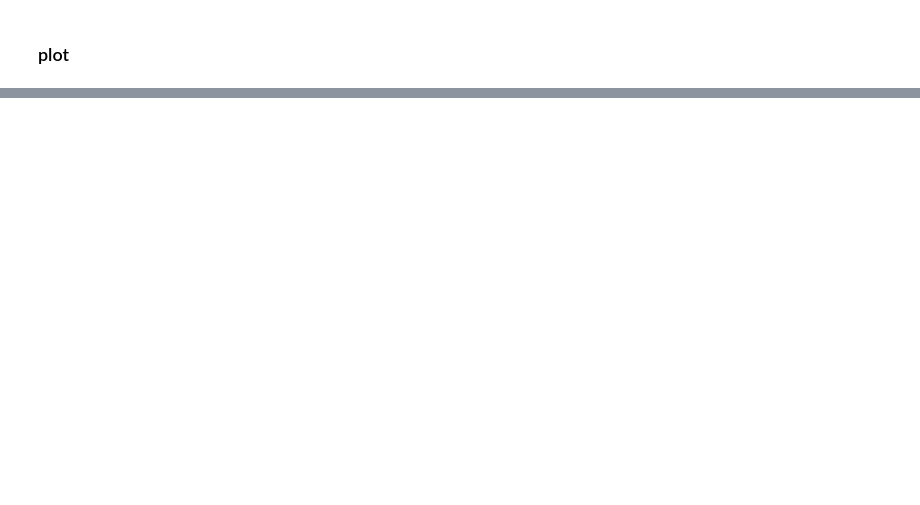
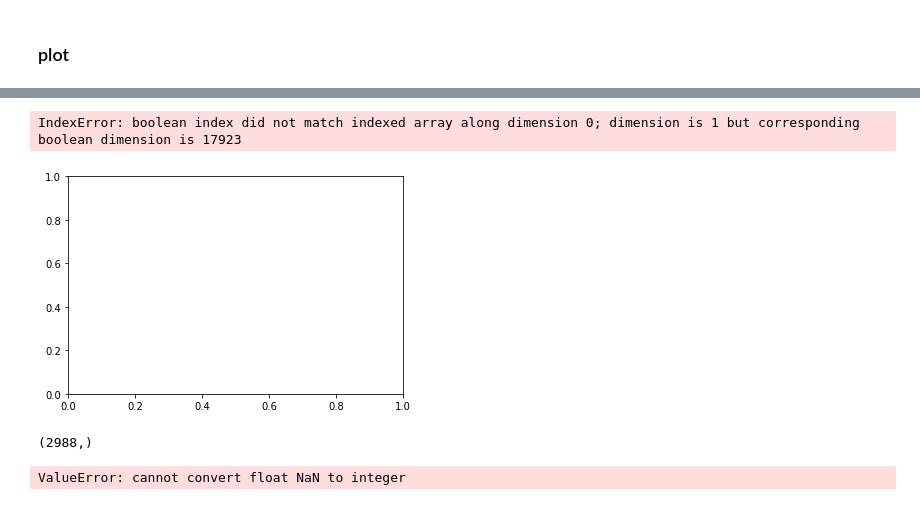
Before and after one commit to meganmason/jlabs, a Jupyter notebook: xarray/terrain.ipynb, the cells around one changed output, grey strips where cells are left out. Drawn from its saved outputs; the diff is of its cells as text; code cells hidden in the pictures; blank space fills up the shorter version.

```diff
--- a/xarray/terrain.ipynb
+++ b/xarray/terrain.ipynb
@@ -18,8 +18,8 @@ import matplotlib.patheffects as PathEffects
 # %% [markdown]
 ### load lidar xarray
 # %%
-fname = '~/Documents/projects/thesis/results/output/compiled_SUPERsnow.nc' #ARS
-# fname = '~/Documents/research/sierra/data/compiled_SUPERsnow.nc' #BSU
+# fname = '~/Documents/projects/thesis/results/output/compiled_SUPERsnow.nc' #ARS
+fname = '~/Documents/research/sierra/data/compiled_SUPERsnow.nc' #BSU
 #~~~~ ds full
 ds = xr.open_dataset(fname,  chunks={'time':1,'x':1000,'y':1000})
 ds.close()
@@ -78,2 +150,15 @@ yrly_std = yrly_means.values.flatten()
+# %%
+for year in ds.groupby('time.year'):
+    a=ds.snow.values.flatten()
+    a=a[::100000]
+    print(a.shape)
+    b=ds.dem.values.flatten()
+    b=a[::100000]
+    print(b.shape)
+#     plt.hexbin(b,a,mincnt=1)
+#     plt.show
+# %% [output]
+IndexError: boolean index did not match indexed array along dimension 0; dimension is 1 but corresponding boolean dimension is 17923
+[figure, added]
 # %%
 
@@ -87,0 +173,11 @@ plt.savefig('figs/elevation_density_13-16', dpi=600)
+# %%
+a=ds.snow[0].values.flatten()
+a=a[::100000]
+print(a.shape)
+a[a<=0]=np.nan
+# b=ds.dem.values.flatten()
+# b=a[::100000]
+# print(b.shape)
+# %% [output]
+(2988,)
+ValueError: cannot convert float NaN to integer
```
Also changed, not shown: parts of 17 cells of this notebook, 4 other files.
